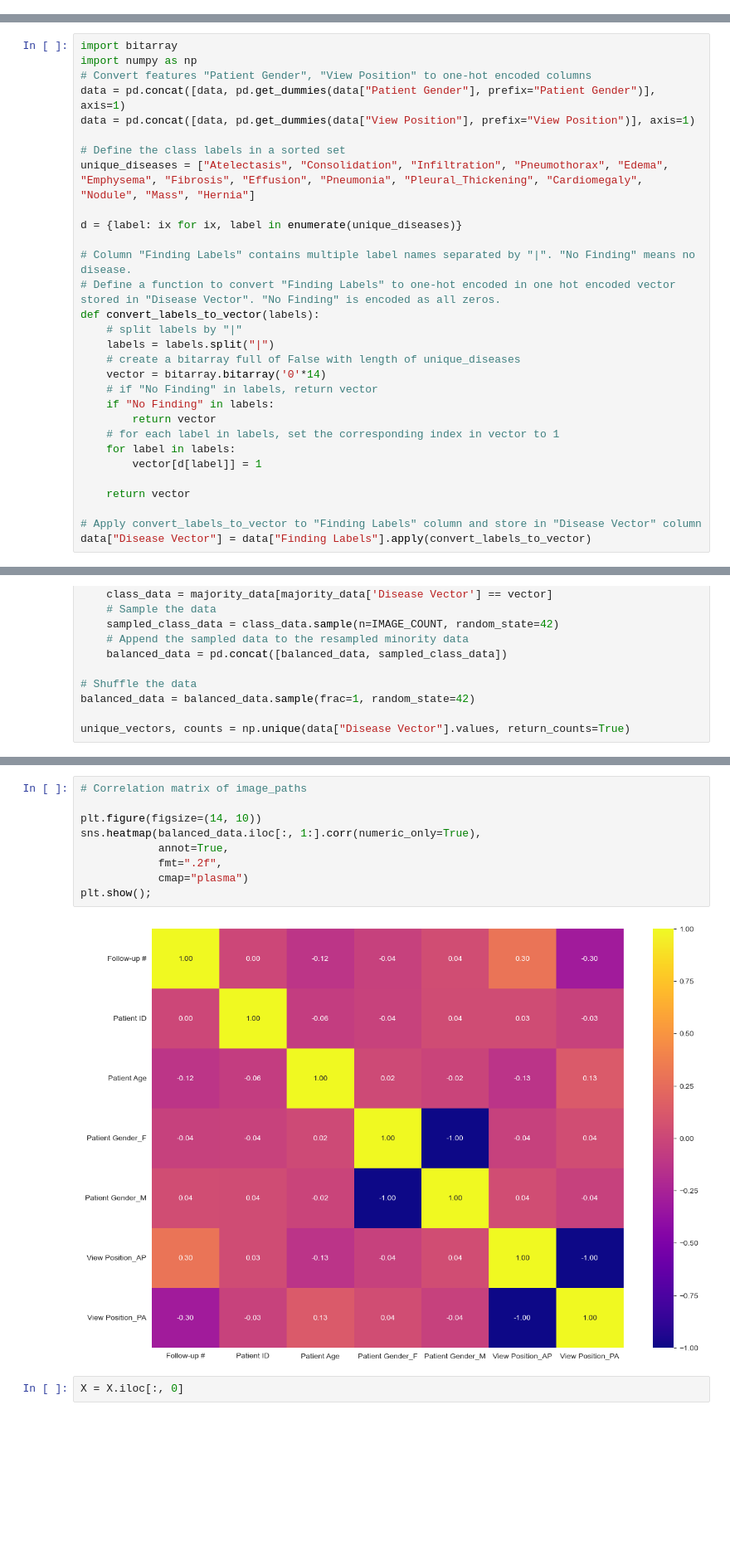
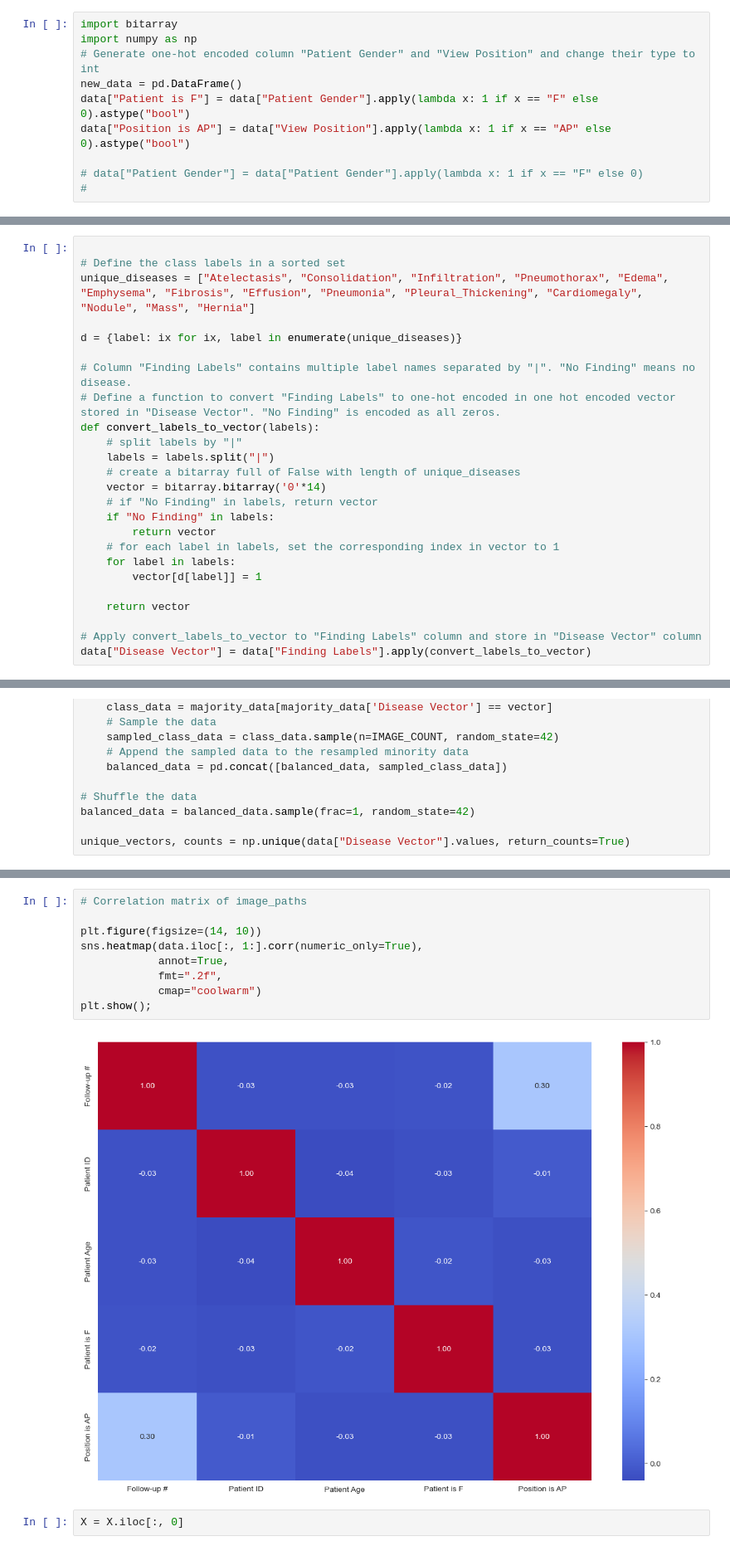
Before and after one commit to bprzybysz/chest-xray-classification, a Jupyter notebook: chest-xray-classification.ipynb, the cells around one changed output, grey strips where cells are left out. Shown at 83% size. Saved outputs shown, nothing was run; the diff lists cells and outputs as text; blank space fills up the shorter version.

```diff
--- a/chest-xray-classification.ipynb
+++ b/chest-xray-classification.ipynb
@@ -98,0 +113,10 @@ data.dropna(subset=["Finding Labels"], inplace=True)
+# %%
+import bitarray
+import numpy as np
+# Generate one-hot encoded column "Patient Gender" and "View Position" and change their type to int
+new_data = pd.DataFrame()
+data["Patient is F"] = data["Patient Gender"].apply(lambda x: 1 if x == "F" else 0).astype("bool")
+data["Position is AP"] = data["View Position"].apply(lambda x: 1 if x == "AP" else 0).astype("bool")
+
+# data["Patient Gender"] = data["Patient Gender"].apply(lambda x: 1 if x == "F" else 0)
+#
@@ -99,9 +158,4 @@ data.dropna(subset=["Finding Labels"], inplace=True)
 # %%
-import bitarray
-import numpy as np
-# Convert features "Patient Gender", "View Position" to one-hot encoded columns
-data = pd.concat([data, pd.get_dummies(data["Patient Gender"], prefix="Patient Gender")], axis=1)
-data = pd.concat([data, pd.get_dummies(data["View Position"], prefix="View Position")], axis=1)
 
 # Define the class labels in a sorted set
 unique_diseases = ["Atelectasis", "Consolidation", "Infiltration", "Pneumothorax", "Edema", "Emphysema", "Fibrosis", "Effusion", "Pneumonia", "Pleural_Thickening", "Cardiomegaly", "Nodule", "Mass", "Hernia"]
@@ -271,14 +409,14 @@ Name: Disease Vector, dtype: object
 # %%
 # Correlation matrix of image_paths
 
 plt.figure(figsize=(14, 10))
-sns.heatmap(balanced_data.iloc[:, 1:].corr(numeric_only=True),
+sns.heatmap(data.iloc[:, 1:].corr(numeric_only=True),
             annot=True,
             fmt=".2f",
-            cmap="plasma")
+            cmap="coolwarm")
 plt.show();
 # %% [output]
-[figure, old version]
+[figure, new version]
 # %%
 X = X.iloc[:, 0]
 # %%
```
Also changed, not shown: parts of 33 cells of this notebook.
